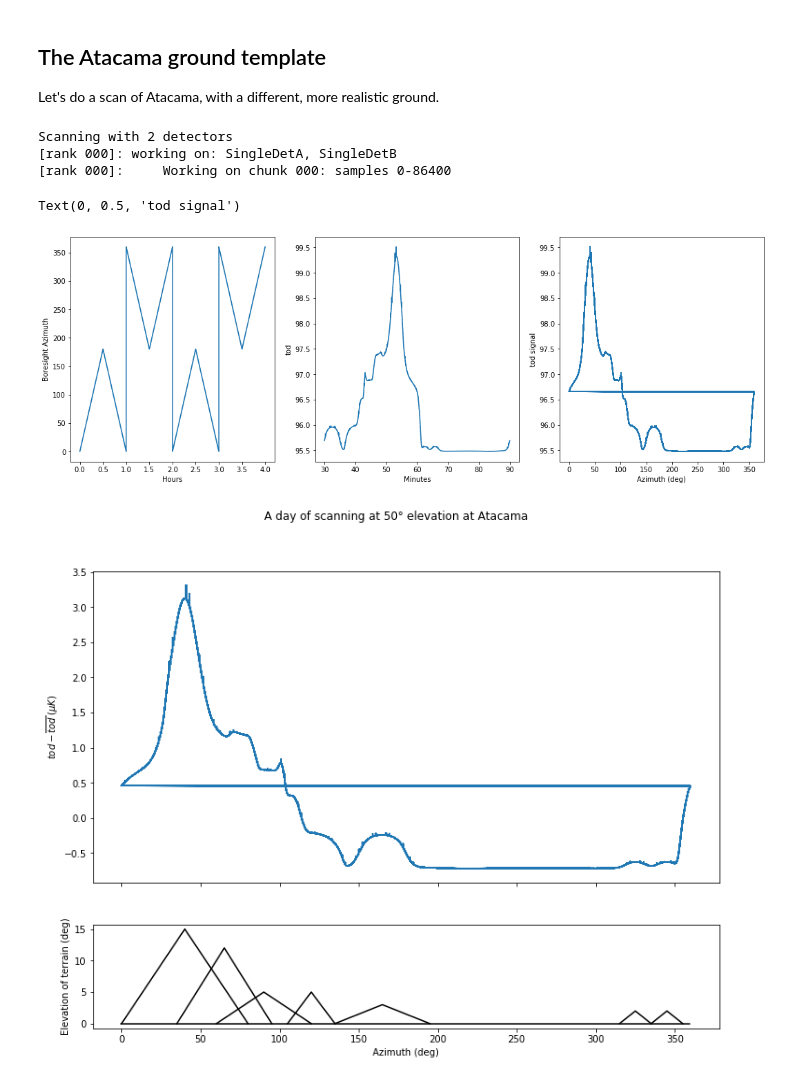
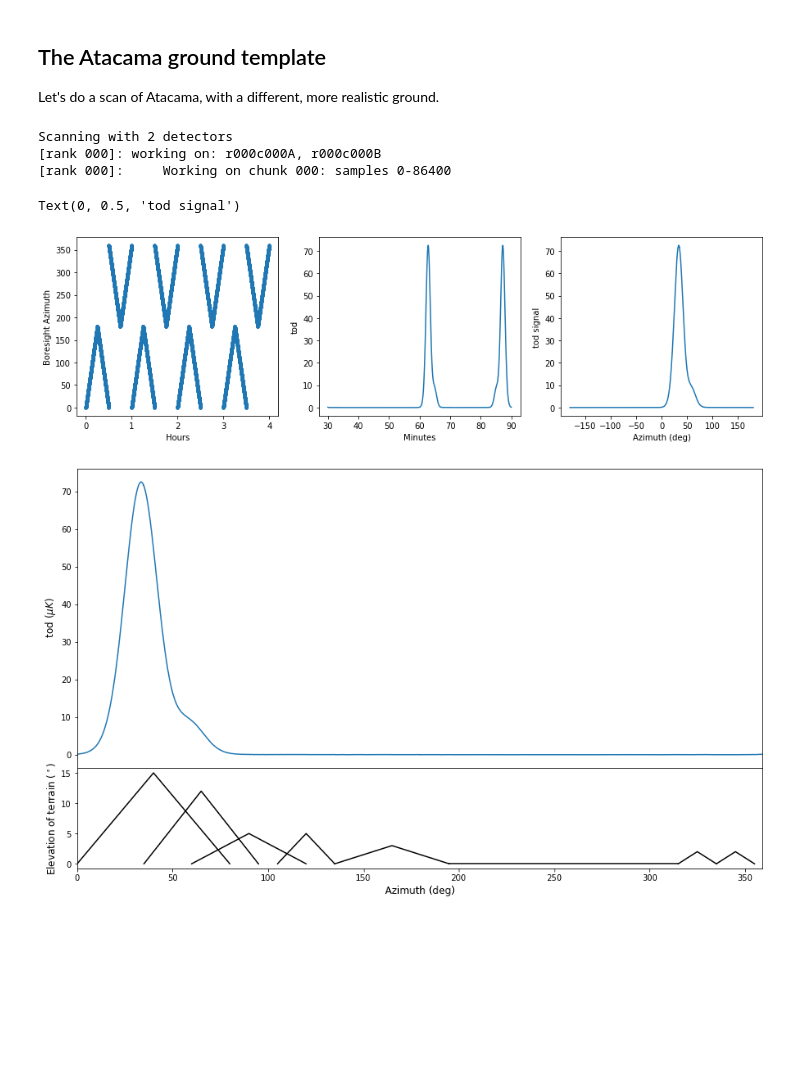
Before and after one commit to AdriJD/beamconv, a Jupyter notebook: notebooks/ground_ssn_scan.ipynb, the cells around one changed output. Saved outputs shown, nothing was run; the diff lists cells and outputs as text; code cells hidden in the pictures; blank space fills up the shorter version.

Commit message:
ground_ssn_scan notebook up to date with simulation practices

```diff
--- a/notebooks/ground_ssn_scan.ipynb
+++ b/notebooks/ground_ssn_scan.ipynb
@@ -193,66 +201,77 @@ Text(0.5, 1.0, 'Atacama')
 Let's do a scan of Atacama, with a different, more realistic ground.
 # %%
 gata = hp.smoothing(hp.read_map('./ancillary/ground_ata95.fits'), fwhm=np.pi/180.)
-alm = hp.map2alm([gata, np.zeros_like(gata), np.zeros_like(gata)], lmax = lmax)
+gata_alm = hp.map2alm([gata, np.zeros_like(gata), np.zeros_like(gata)], lmax = lmax)
 
-beam_opts['po_file']='./ancillary/gaussian_with_sidelobe.npy'
-with open(beam_file, 'wb') as handle:
-    pickle.dump(beam_opts, handle, protocol=pickle.HIGHEST_PROTOCOL)
+beam_opts = dict(az=0, el=0, polang=0.,
+                 btype='PO', lmax=lmax, mmax=lmax,
+                 po_file='./ancillary/gaussian_with_sidelobe.npy',
+                 deconv_q=False)
 
+import time
 t0 = time.time()
 qpo = qp.QPoint()
 az0 = 0.
-el0 = 50.
+el0 = 45.
 az_throw   = 360.
-scan_speed = 0.1
+scan_speed = 0.2
 nsamp = 3600*24
 
 ra0ata, dec0ata, _, _ = qpo.azel2radec(0,0,0, [az0], [el0], [0.], [0.], [-67.78], [-22.95], [t0])
 
 sata = ScanStrategy(nsamp, # mission duration in sec.
                   sample_rate=1, # 1 Hz sample rate
-                  location='atacama') # Atacama instrument
-sata.load_focal_plane('./ancillary', no_pairs=True)
-sata.scan_instrument_mpi(alm, verbose=1, ra0=ra0ata, dec0=dec0ata, az_throw=az_throw,
-                       nside_spin=nside_spin, max_spin=5, binning=False, ground_scan=True,
-                       scan_speed=scan_speed, el_min=0, check_interval=nsamp)#Reduce repointing that way
-sata_tod = sata.tod.copy()
-sata_pix = sata.pix.copy()
+                  location='atacama',
+                   ctime0=t0) # Atacama instrument
+sata.create_focal_plane(nrow=1, ncol=1, no_pairs=False, combine=True, scatter=False, **beam_opts)
+sata.scan_instrument_mpi(alm, ra0=ra0ata, dec0=dec0ata, az_throw=az_throw,
+                         scan_speed=scan_speed, el_min=0, check_interval=nsamp,
+                         nside_spin=nside, max_spin=2, ground_alm=gata_alm,
+                         interp=True, verbose=1,
+                         binning=False, save_tod=True, save_point=True)
+sata_tod = sata._data["0"]["0"]["tod"].copy()
+sata_pix = sata._data["0"]["0"]["pix"].copy()
+sata_az = np.empty(nsamp, dtype=np.float64)
+sata_el = np.empty(nsamp, dtype=np.float64)
+_ = sata.bore2radec(np.array([1,0,0,0]), sata.ctime, sata.q_boreground, ra=sata_az, dec=sata_el)
 # %% [output]
 Scanning with 2 detectors
-[rank 000]: working on: SingleDetA, SingleDetB
+[rank 000]: working on: r000c000A, r000c000B
 [rank 000]:     Working on chunk 000: samples 0-86400
 # %%
 az_ata, el_ata = hp.pix2ang(nside, sata_pix, lonlat=True)
-fig, ax =plt.subplots(1,3, figsize=(18,6))
-ax[0].plot(np.arange(3600*4)/3600., az_ata[:3600*4])
+sort_az = np.argsort(sata_az)
+fig, ax =plt.subplots(1,3, figsize=(15,4))
+ax[0].plot(np.arange(3600*4)/3600., sata_az[:3600*4]%360, '.')
 ax[0].set_xlabel("Hours")
 ax[0].set_ylabel("Boresight Azimuth")
 ax[1].plot(np.arange(1800, 5400)/60., sata_tod[1800:5400])
 ax[1].set_xlabel("Minutes")
 ax[1].set_ylabel("tod")
-ax[2].plot(az_ata, sata_tod)
+ax[2].plot(sata_az[sort_az], sata_tod[sort_az])
 ax[2].set_xlabel("Azimuth (deg)")
 ax[2].set_ylabel("tod signal")
 # %% [output]
 Text(0, 0.5, 'tod signal')
-[figure, old version]
+[figure, new version]
 # %%
 #Overlay the last panel with the mountains:
 mount_az = np.array([40,65,90,120,165., 325, 345])
 mount_el = np.array([15,12,5,5,3,2,2])
 mount_hwidth = np.array([40.,30.,30.,15,30.,10.,10.])
-
-
-fig, ax = plt.subplots(2,1, figsize=(12,9), sharex=True, gridspec_kw={"height_ratios":[3,1]})
-ax[0].plot(az_ata, sata_tod-np.average(sata_tod))
-ax[1].set_xlabel("Azimuth (deg)")
-ax[0].set_ylabel(r"$tod - \overline{tod} \:(\mu K)$")
+west_sort = sort_az[sata_az<0.1]
+fig, ax = plt.subplots(2,1, figsize=(15,9), sharex=True, gridspec_kw={"height_ratios":[3,1]})
+ax[0].plot(sata_az[sort_az], sata_tod[sort_az], 'tab:blue')
+ax[0].plot(sata_az[west_sort]+360, sata_tod[west_sort], 'tab:blue')
+ax[1].set_xlabel("Azimuth (deg)", size=12)
+ax[0].set_ylabel(r" tod $(\mu K)$", size=12)
 for i in range(7):
     ax[1].plot([mount_az[i]-mount_hwidth[i], mount_az[i], mount_az[i]+mount_hwidth[i]], [0, mount_el[i], 0], 'k')
-ax[1].plot([0,359],[0,0], 'k')
-ax[1].set_ylabel("Elevation of terrain (deg)")
-fig.suptitle("A day of scanning at 50° elevation at Atacama")
-plt.savefig("SimpleGroundScanSidelobe50")
+ax[1].plot([195,315],[0,0], 'k')
+ax[1].set_xlim(0,359)
+ax[1].set_ylabel(r"Elevation of terrain $(^\circ)$", size=12)
+plt.subplots_adjust(wspace=0, hspace=0)
+#fig.suptitle("A day of scanning at 50° elevation at Atacama")
+plt.savefig("SimpleGroundScanSidelobe50.png", dpi=200)
 # %% [output]
-[figure, old version]
+[figure, new version]
```
Also changed, not shown: parts of 26 cells of this notebook, 1 other file.
